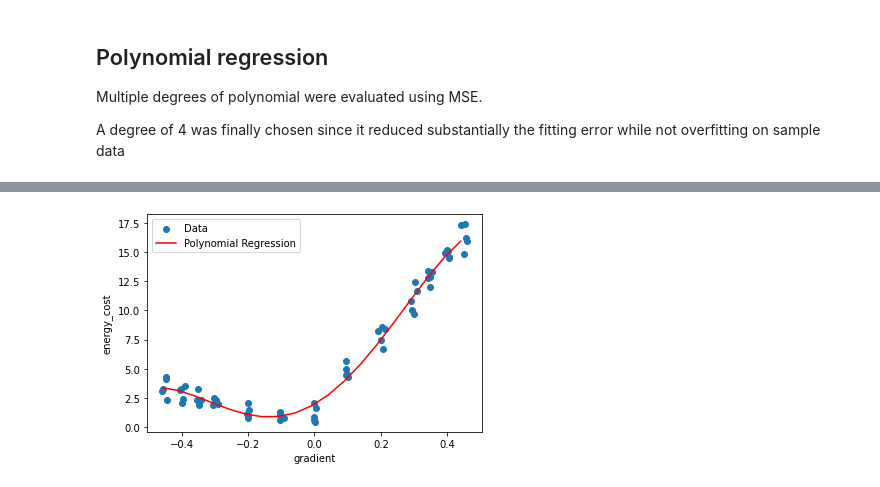
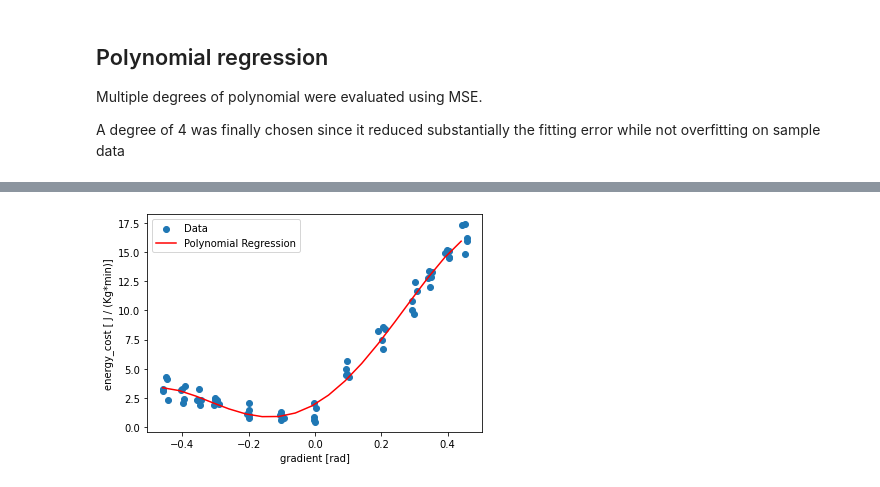
Before and after one commit to JorgeIvanJH/Isazi, a Jupyter notebook: test.ipynb, the cells around one changed output, grey strips where cells are left out. Saved outputs shown, nothing was run; the diff lists cells and outputs as text; code cells hidden in the pictures.

Commit message:
energy_cost function and optimisation approach

```diff
--- a/test.ipynb
+++ b/test.ipynb
@@ -96,24 +98,24 @@ y_orig = df_ener_cost.loc[:,'energy_cost'].values.reshape(-1, 1)
 for degree in range(9):
     # Create polynomial features
     poly_features = PolynomialFeatures(degree=degree)
-    X_poly = poly_features.fit_transform(x_orig)
+    x_poly = poly_features.fit_transform(x_orig)
     # Train
     model = LinearRegression()
-    model.fit(X_poly, y_orig)
+    model.fit(x_poly, y_orig)
     # EVALUATE MSE
-    y_pred = model.predict(X_poly)
+    y_pred = model.predict(x_poly)
     mse = mean_squared_error(y_orig, y_pred)
     print(f"Mean Squared Error for degree {degree}: {mse}")
 
 # Create polynomial features
 degree = 4
 poly_features = PolynomialFeatures(degree=degree)
-X_poly = poly_features.fit_transform(x_orig)
+x_poly = poly_features.fit_transform(x_orig)
 # Train
 model = LinearRegression()
-model.fit(X_poly, y_orig)
+model.fit(x_poly, y_orig)
 # EVALUATE MSE
-y_pred = model.predict(X_poly)
+y_pred = model.predict(x_poly)
 mse = mean_squared_error(y_orig, y_pred)
 # %% [output]
 Mean Squared Error for degree 0: 29.20858348239694
@@ -128,17 +130,17 @@ Mean Squared Error for degree 8: 0.3960437954243469
 # %%
 # VISUALIZING THE MODEL FIT
 # Predict on new data
 min_indep = df_ener_cost.loc[:,'gradient'].min()
 max_indep = df_ener_cost.loc[:,'gradient'].max()
 X_new = np.arange(min_indep, max_indep, 0.05).reshape(-1, 1)
 X_new_poly = poly_features.transform(X_new)
 y_pred = model.predict(X_new_poly)
 # Visualize the results
 plt.scatter(x_orig, y_orig, label='Data')
 plt.plot(X_new, y_pred, color='red', label='Polynomial Regression')
-plt.xlabel('gradient')
-plt.ylabel('energy_cost')
+plt.xlabel('gradient [rad]')
+plt.ylabel('energy_cost [ J / (Kg*min)]')
 plt.legend()
 plt.show()
 # %% [output]
-[figure, old version]
+[figure, new version]
```
Also changed, not shown: parts of 6 cells of this notebook.
